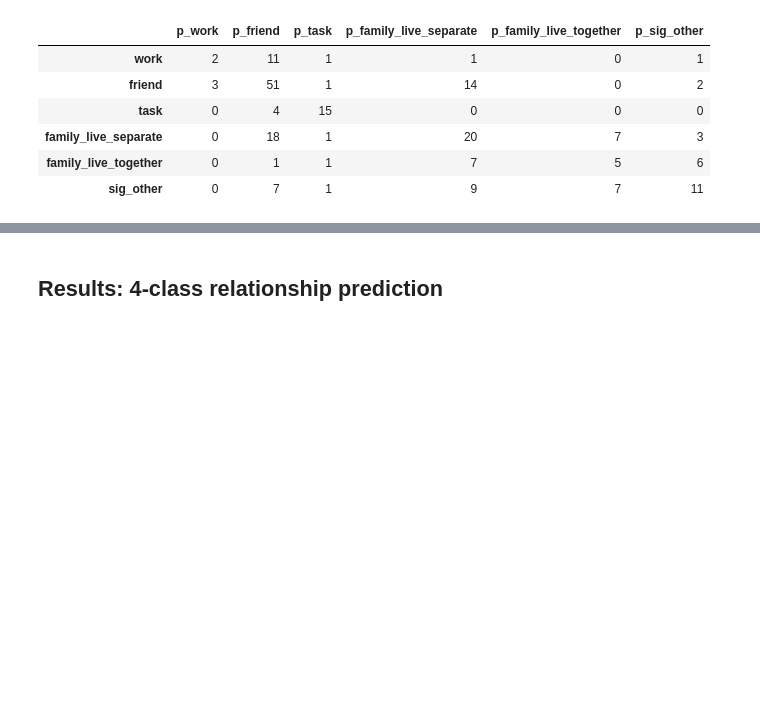
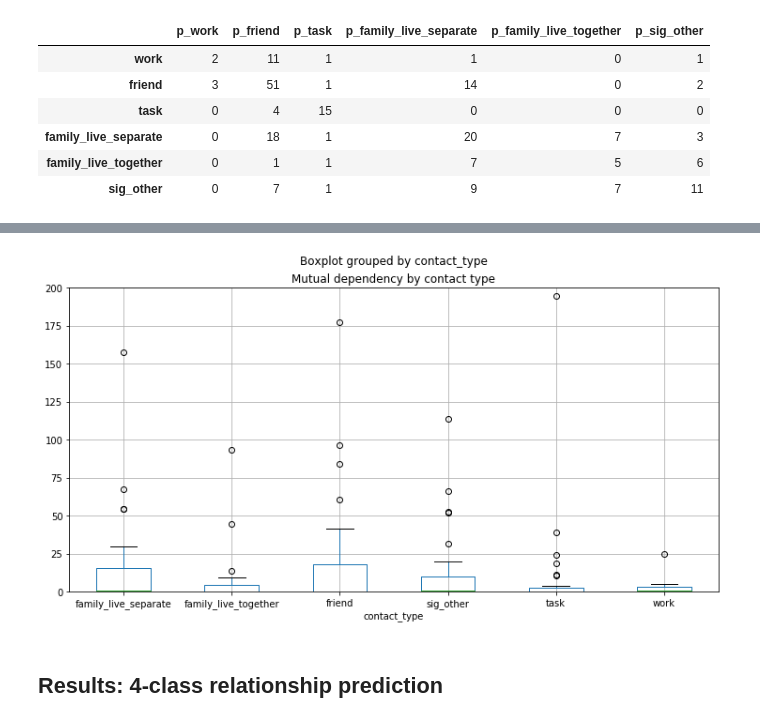
Before and after one commit to tliu526/relationship-prediction, a Jupyter notebook: notebooks/relationship_prediction.ipynb, the cells around one changed output, grey strips where cells are left out. Cells and saved outputs as stored; diff of their text form; code cells hidden in the pictures; blank space fills up the shorter version.

```diff
--- a/notebooks/relationship_prediction.ipynb
+++ b/notebooks/relationship_prediction.ipynb
@@ -322,3 +372,10 @@ print_confusion_matrix(test_y, automl_preds[-1], contact_types)
+# %%
+feat_df.boxplot(column='mutual_dependency', by='contact_type')
+plt.title("Mutual dependency by contact type")
+plt.ylim(0, 200)
+plt.show()
+# %% [output]
+[figure, added]
 # %% [markdown]
 ## Results: 4-class relationship prediction
 # %%
```
Also changed, not shown: parts of 10 cells of this notebook.
